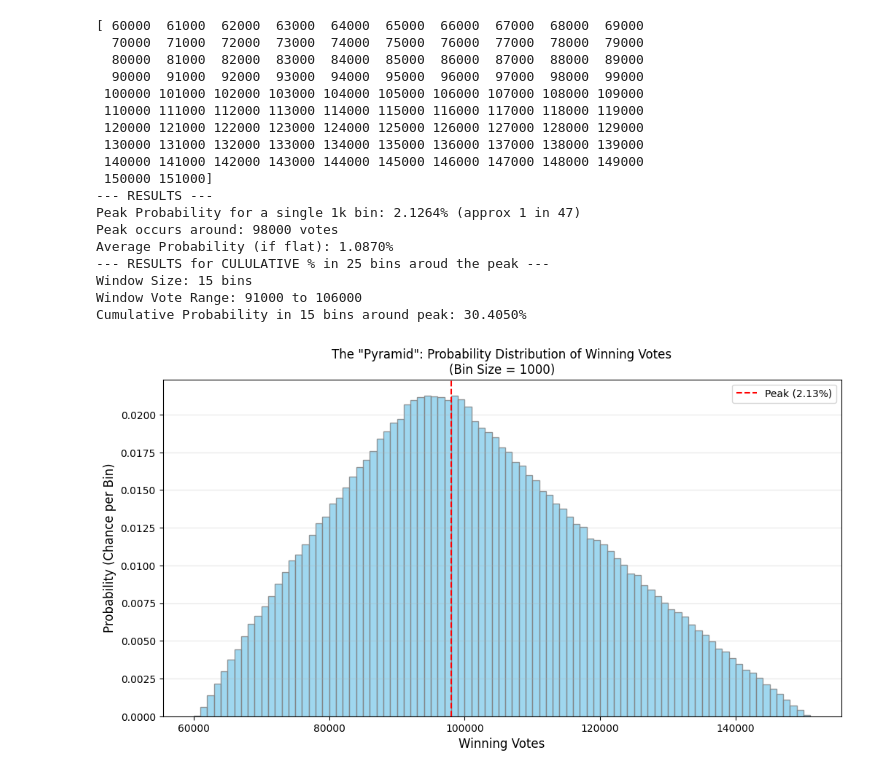
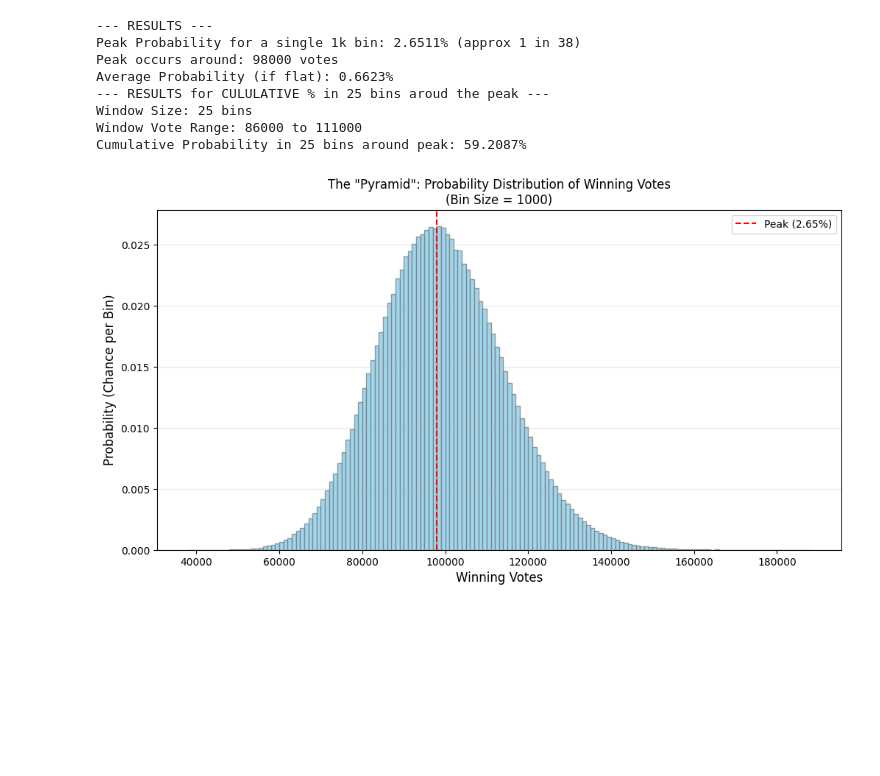
Before and after one commit to bhanu-sisodia/StateElections, a Jupyter notebook: Election_Winning_Votes_prob.ipynb, the cells around one changed output. Saved outputs shown, nothing was run; the diff lists cells and outputs as text; code cells hidden in the pictures; blank space fills up the shorter version.

```diff
--- a/Election_Winning_Votes_prob.ipynb
+++ b/Election_Winning_Votes_prob.ipynb
@@ -5,7 +5,7 @@ import numpy as np
 import matplotlib.pyplot as plt
 
 
-# --- 1. CONFIGURATION For Vote Range and Winning Percentage Ranges---
+# --- 1.A. CONFIGURATION For Vote Range and Winning Percentage Ranges if using Universal distribution---
 # Total Votes Range (Uniform)
 v_min = 160000
 v_max = 260000
@@ -21,8 +21,21 @@ bin_width = 1000  # We want to know the chance per 1k bucket (need not have fixe
 # --- 2. THE GENERATOR ---
 # Generate random data
 np.random.seed(42)
-TotalVotes = np.random.uniform(v_min, v_max, n_sims)
-WinShare = np.random.uniform(w_min, w_max, n_sims)
+#TotalVotes = np.random.uniform(v_min, v_max, n_sims)
+#WinShare = np.random.uniform(w_min, w_max, n_sims)
+
+
+# --- 1.B. CONFIGURATION For Vote Range and Winning Percentage Ranges if using normal distribution: This one is more accurate in reflecting given data set realities---
+
+mu_v = 206500    # Example Mean Total Votes
+sigma_v = 23000  # Example Std Dev Total Votes
+mu_w = 0.48      # Example Mean Winning Share
+sigma_w = 0.05   # Example Std Dev Winning Share
+
+TotalVotes = np.random.normal(mu_v, sigma_v, n_sims)
+WinShare = np.random.normal(mu_w, sigma_w, n_sims)
+
+
 
 # Calculate Winning Votes
 WinningVotes = TotalVotes * WinShare
@@ -72,46 +85,36 @@ start_vote_range = bins[window_start_index]
 # but we need to check the boundary
 end_vote_range = bins[window_end_index] if window_end_index < len(bins) else bins[-1] + bin_width
 
 
 print(f"--- RESULTS for CULULATIVE % in 25 bins aroud the peak ---")
 print(f"Window Size: {len(window_probabilities)} bins")
 print(f"Window Vote Range: {start_vote_range} to {end_vote_range}")
 print(f"Cumulative Probability in {len(window_probabilities)} bins around peak: {cumulative_p_in_window:.4%}")
 
 # --- 4. PLOTTING THE PYRAMID ---
 plt.figure(figsize=(12, 6))
 
 # Plot the histogram
 plt.hist(WinningVotes, bins=bins, weights=np.ones(n_sims) / n_sims,
          color='skyblue', edgecolor='grey', alpha=0.8)
 
 # Styling
 plt.title(f'The "Pyramid": Probability Distribution of Winning Votes\n(Bin Size = {bin_width})', fontsize=12)
 plt.xlabel('Winning Votes', fontsize=12)
 plt.ylabel('Probability (Chance per Bin)', fontsize=12)
 plt.axvline(peak_vote_count, color='red', linestyle='--', label=f'Peak ({peak_p:.2%})')
 plt.legend()
 plt.grid(axis='y', alpha=0.3)
 
 # Show plot
 plt.show()
 # %% [output]
-[ 60000  61000  62000  63000  64000  65000  66000  67000  68000  69000
-  70000  71000  72000  73000  74000  75000  76000  77000  78000  79000
-  80000  81000  82000  83000  84000  85000  86000  87000  88000  89000
-  90000  91000  92000  93000  94000  95000  96000  97000  98000  99000
- 100000 101000 102000 103000 104000 105000 106000 107000 108000 109000
- 110000 111000 112000 113000 114000 115000 116000 117000 118000 119000
- 120000 121000 122000 123000 124000 125000 126000 127000 128000 129000
- 130000 131000 132000 133000 134000 135000 136000 137000 138000 139000
- 140000 141000 142000 143000 144000 145000 146000 147000 148000 149000
- 150000 151000]
 --- RESULTS ---
-Peak Probability for a single 1k bin: 2.1264% (approx 1 in 47)
+Peak Probability for a single 1k bin: 2.6511% (approx 1 in 38)
 Peak occurs around: 98000 votes
-Average Probability (if flat): 1.0870%
+Average Probability (if flat): 0.6623%
 --- RESULTS for CULULATIVE % in 25 bins aroud the peak ---
-Window Size: 15 bins
-Window Vote Range: 91000 to 106000
-Cumulative Probability in 15 bins around peak: 30.4050%
+Window Size: 25 bins
+Window Vote Range: 86000 to 111000
+Cumulative Probability in 25 bins around peak: 59.2087%
-[figure, old version]
+[figure, new version]
```
